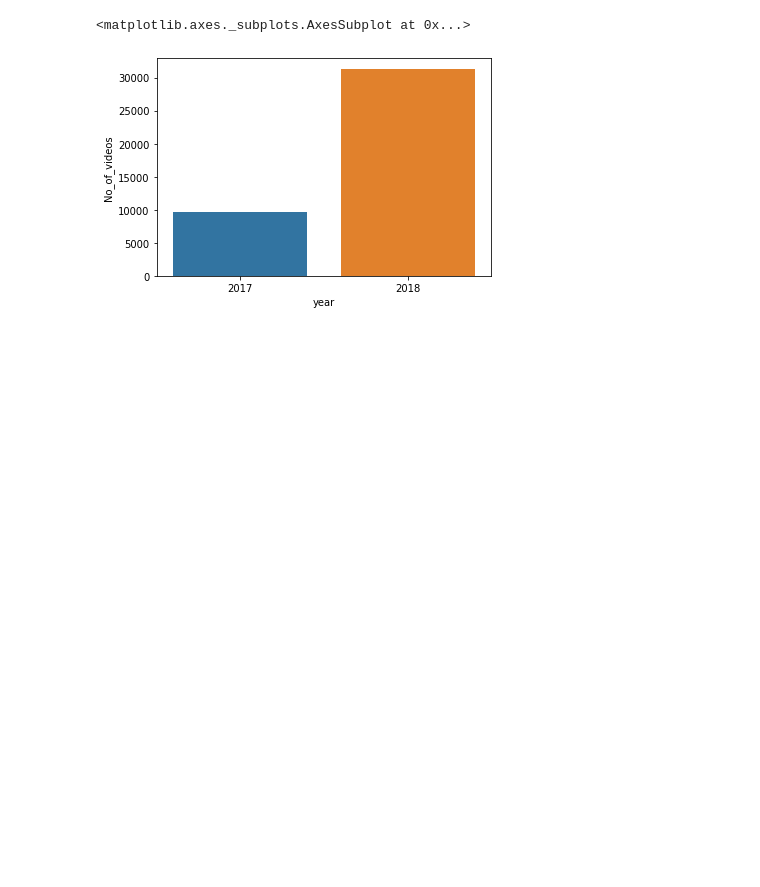
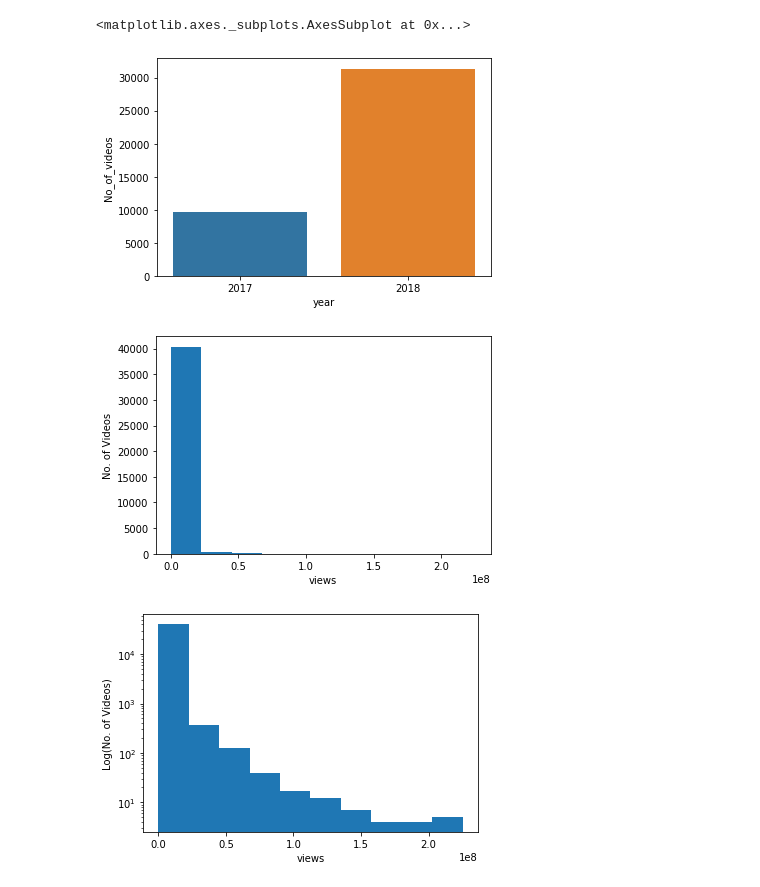
Before and after one commit to anhonymous68/-CAP4770-FinalProject, a Jupyter notebook: data_pipeline.ipynb, the cells around one changed output. Saved outputs shown, nothing was run; the diff lists cells and outputs as text; code cells hidden in the pictures; blank space fills up the shorter version.

Commit message:
added a few more visualizations

```diff
--- a/data_pipeline.ipynb
+++ b/data_pipeline.ipynb
@@ -247,3 +218,10 @@ sns.barplot(x="year", y="No_of_videos", data=cdf)
 # %% [output]
 <matplotlib.axes._subplots.AxesSubplot at 0x...>
 [figure]
+# %%
+
+histogram_feature('views')
+histogram_log_feature('views')
+# %% [output]
+[figure, added]
+[figure, added]
```
Also changed, not shown: parts of 22 cells of this notebook.
